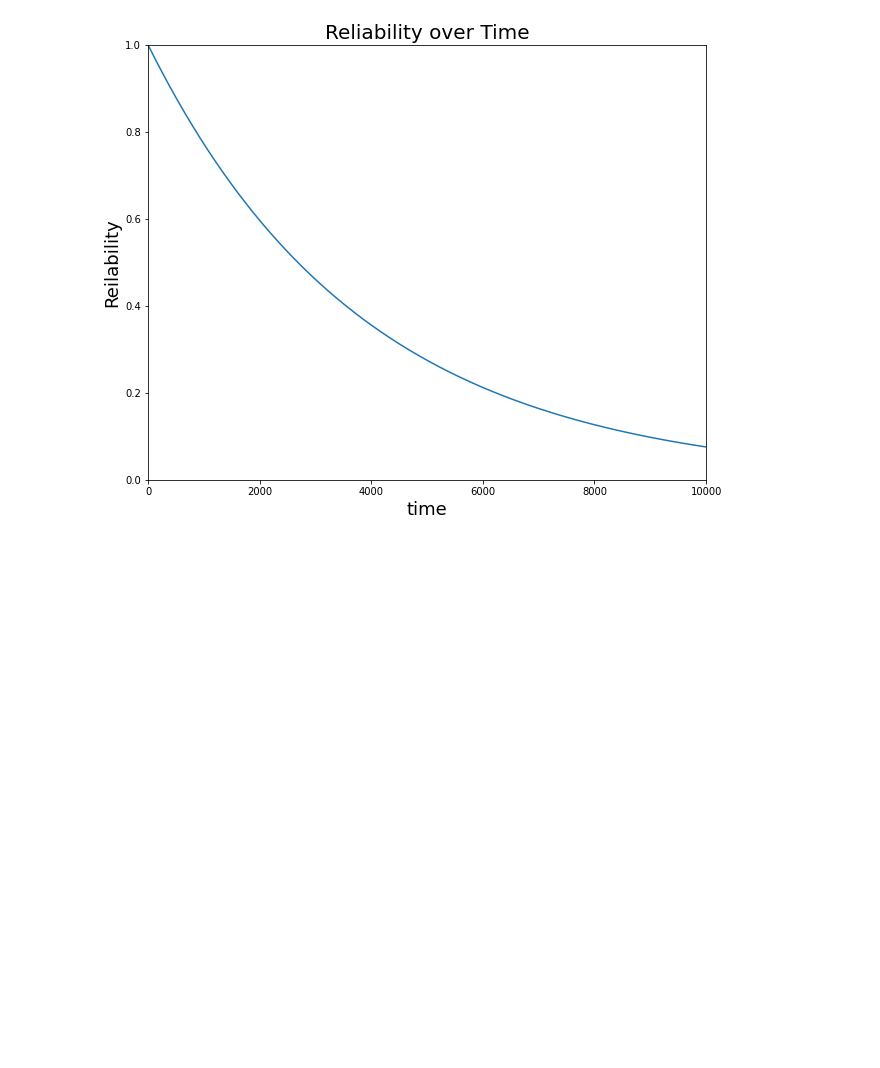
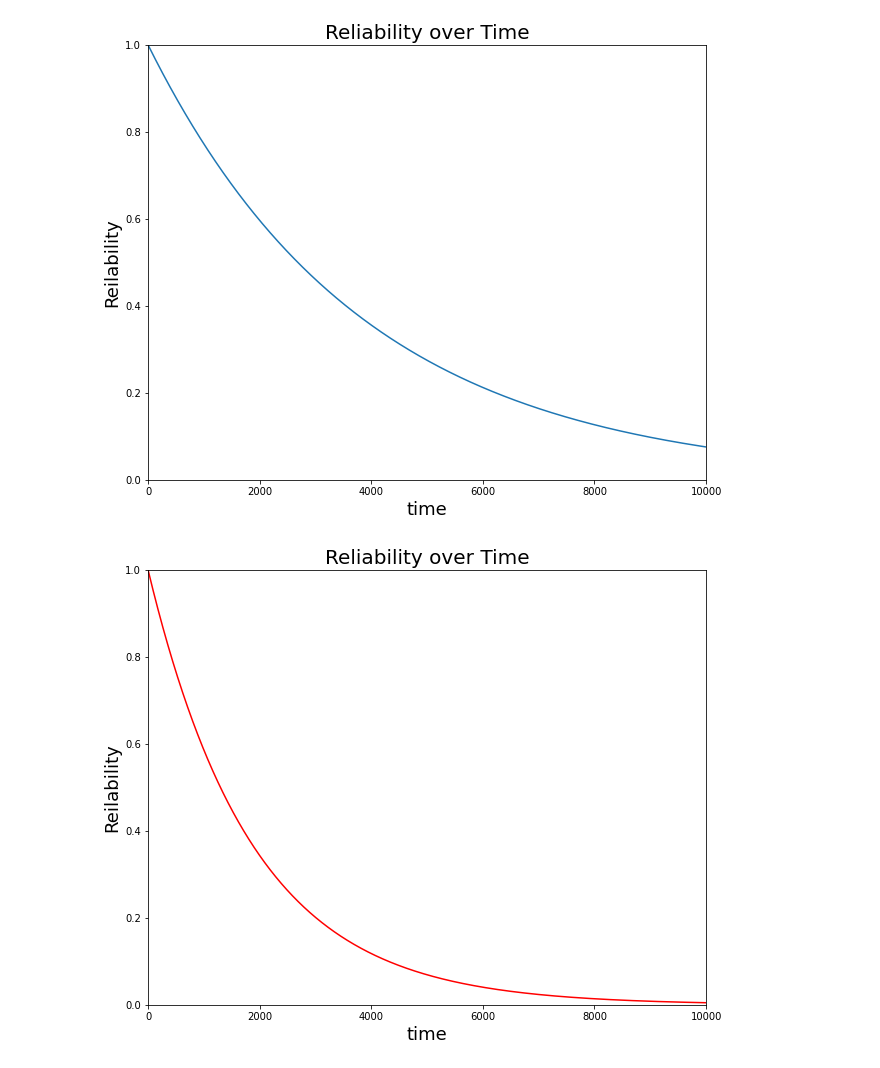
Before and after one commit to AmirHKiani98/Risk-Management, a Jupyter notebook: lifetime data analysis/Python/lda.ipynb, the cells around one changed output. Cells and saved outputs as stored; diff of their text form; code cells hidden in the pictures; blank space fills up the shorter version.

Commit message:
Add Plot

```diff
--- a/lifetime data analysis/Python/lda.ipynb
+++ b/lifetime data analysis/Python/lda.ipynb
@@ -28,30 +28,34 @@ class IDA:
         self.lamb =  (1/self.mmtf)
         return self.lamb
 
     def plot_reliability(self, xlimit=None, ylimit=None, color=None):
         plt.figure(figsize=(10,8))
         plt.title("Reliability over Time", fontsize=20)
         plt.xlabel("time", fontsize=18)
         plt.ylabel("Reilability", fontsize=18)
         if xlimit == None:
             xlimit = max(self.x)
         if ylimit == None:
             ylimit = 1
         plt.xlim([0, xlimit])
         plt.ylim([0,1])
         t = np.linspace(0,xlimit, 10000)
         self.lamb = self.calc_lambda()
         y = np.exp(-1 * self.lamb * t)
         plt.plot(t,y,c=color)
 
 
 data = pd.read_csv("../data.csv")
 x = np.array(data.data)
 x = np.concatenate((x, np.full(10, 5001)))
 ida = IDA(x)
 ida.youngers_and_olders(5000)
 ida.calc_lambda_complete_and_right_censored()
 ida.calc_lambda()
 ida.plot_reliability(xlimit=10000)
+ida.calc_lambda_complete_lifetime_only()
+ida.calc_lambda()
+ida.plot_reliability(xlimit=10000, color="red")
 # %% [output]
 [figure]
+[figure, added]
```
